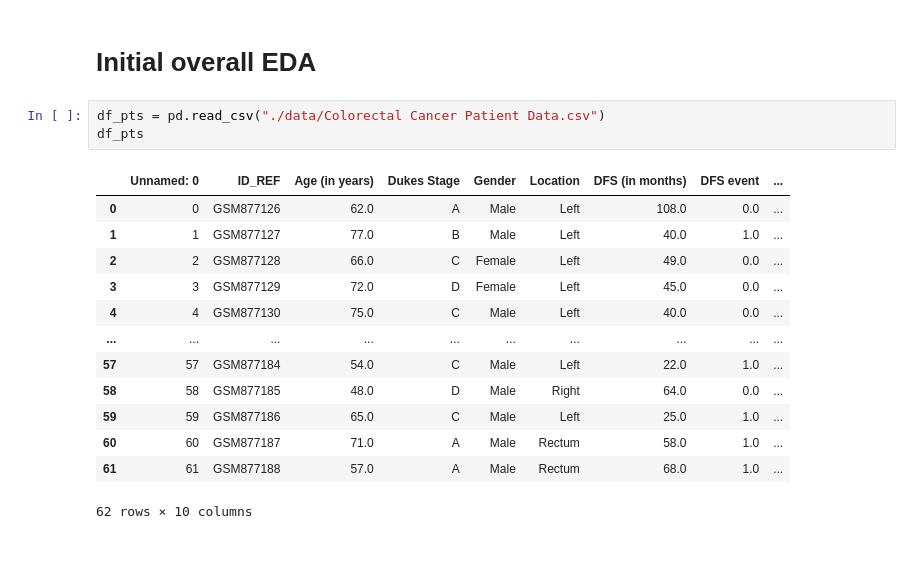
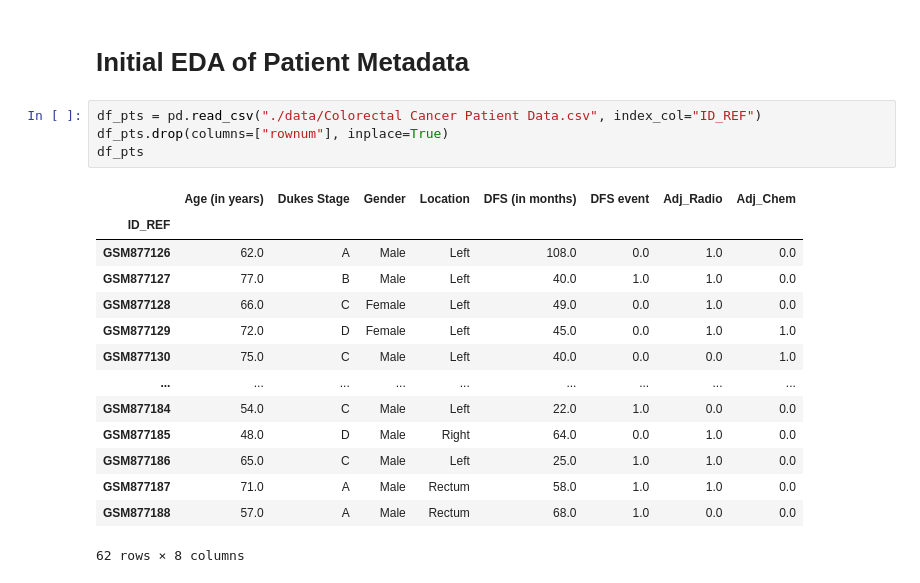
Before and after one commit to mark-datanaltek/CRC_geneExpression_and_survival, a Jupyter notebook: EDA.ipynb, the cells around one changed output. Cells and saved outputs as stored; diff of their text form; blank space fills up the shorter version.

```diff
--- a/EDA.ipynb
+++ b/EDA.ipynb
@@ -3,19 +10,21 @@ import pandas as pd
 # %% [markdown]
-# Initial overall EDA
+# Initial EDA of Patient Metadata
 # %%
-df_pts = pd.read_csv("./data/Colorectal Cancer Patient Data.csv")
+df_pts = pd.read_csv("./data/Colorectal Cancer Patient Data.csv", index_col="ID_REF")
+df_pts.drop(columns=["rownum"], inplace=True)
 df_pts
 # %% [output]
-|  | Unnamed: 0 | ID_REF | Age (in years) | Dukes Stage | Gender | Location | DFS (in months) | DFS event | ... |
-| 0 | 0 | GSM877126 | 62.0 | A | Male | Left | 108.0 | 0.0 | ... |
-| 1 | 1 | GSM877127 | 77.0 | B | Male | Left | 40.0 | 1.0 | ... |
-| 2 | 2 | GSM877128 | 66.0 | C | Female | Left | 49.0 | 0.0 | ... |
-| 3 | 3 | GSM877129 | 72.0 | D | Female | Left | 45.0 | 0.0 | ... |
-| 4 | 4 | GSM877130 | 75.0 | C | Male | Left | 40.0 | 0.0 | ... |
-| ... | ... | ... | ... | ... | ... | ... | ... | ... | ... |
-| 57 | 57 | GSM877184 | 54.0 | C | Male | Left | 22.0 | 1.0 | ... |
-| 58 | 58 | GSM877185 | 48.0 | D | Male | Right | 64.0 | 0.0 | ... |
-| 59 | 59 | GSM877186 | 65.0 | C | Male | Left | 25.0 | 1.0 | ... |
-| 60 | 60 | GSM877187 | 71.0 | A | Male | Rectum | 58.0 | 1.0 | ... |
-| 61 | 61 | GSM877188 | 57.0 | A | Male | Rectum | 68.0 | 1.0 | ... |
+|  | Age (in years) | Dukes Stage | Gender | Location | DFS (in months) | DFS event | Adj_Radio | Adj_Chem |
+| ID_REF |  |  |  |  |  |  |  |  |
+| GSM877126 | 62.0 | A | Male | Left | 108.0 | 0.0 | 1.0 | 0.0 |
+| GSM877127 | 77.0 | B | Male | Left | 40.0 | 1.0 | 1.0 | 0.0 |
+| GSM877128 | 66.0 | C | Female | Left | 49.0 | 0.0 | 1.0 | 0.0 |
+| GSM877129 | 72.0 | D | Female | Left | 45.0 | 0.0 | 1.0 | 1.0 |
+| GSM877130 | 75.0 | C | Male | Left | 40.0 | 0.0 | 0.0 | 1.0 |
+| ... | ... | ... | ... | ... | ... | ... | ... | ... |
+| GSM877184 | 54.0 | C | Male | Left | 22.0 | 1.0 | 0.0 | 0.0 |
+| GSM877185 | 48.0 | D | Male | Right | 64.0 | 0.0 | 1.0 | 0.0 |
+| GSM877186 | 65.0 | C | Male | Left | 25.0 | 1.0 | 1.0 | 0.0 |
+| GSM877187 | 71.0 | A | Male | Rectum | 58.0 | 1.0 | 1.0 | 0.0 |
+| GSM877188 | 57.0 | A | Male | Rectum | 68.0 | 1.0 | 0.0 | 0.0 |
-62 rows × 10 columns
+62 rows × 8 columns
```
Also changed, not shown: parts of 33 cells of this notebook, 7 other files.
